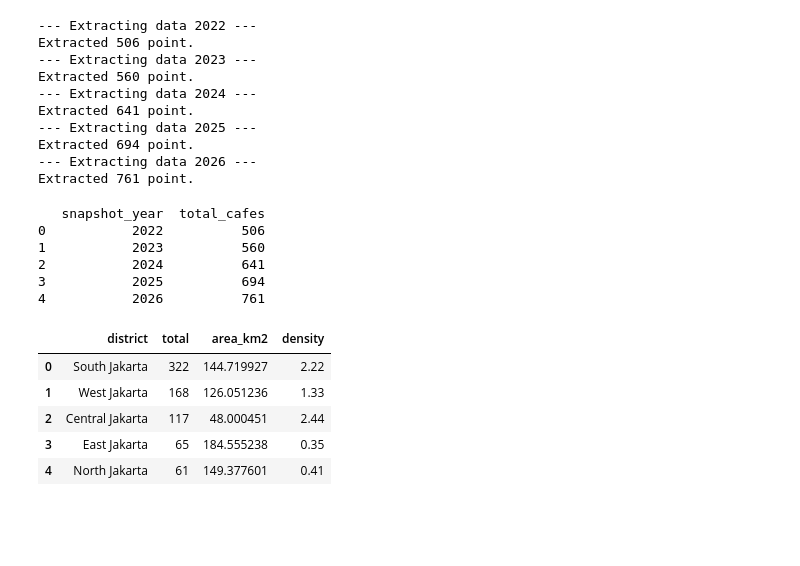
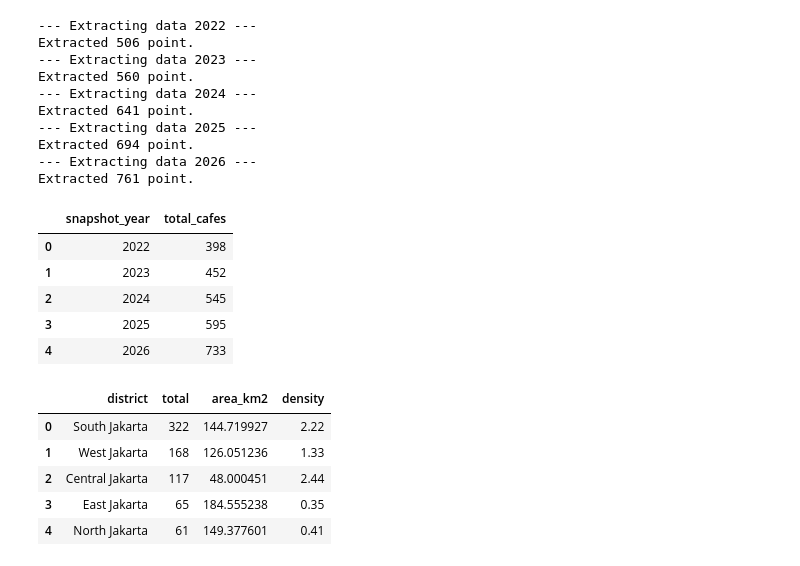
Before and after one commit to aisyahnasywa/jakarta-cafe-dashboard, a Jupyter notebook: jakarta-cafe-distribution.ipynb, the cells around one changed output. Drawn from its saved outputs; the diff is of its cells as text; code cells hidden in the pictures; blank space fills up the shorter version.

```diff
--- a/jakarta-cafe-distribution.ipynb
+++ b/jakarta-cafe-distribution.ipynb
@@ -106,18 +103,25 @@ Extracted 641 point.
 Extracted 694 point.
 --- Extracting data 2026 ---
 Extracted 761 point.
-# %%
-# count anual growth
-yearly_counts = df_jakarta_growth.groupby('snapshot_year').size().reset_index(name='total_cafes')
-
-print(yearly_counts)
-# %% [output]
-   snapshot_year  total_cafes
-0           2022          506
-1           2023          560
-2           2024          641
-3           2025          694
-4           2026          761
+# %%
+df_growth_final = df_jakarta_growth.dropna(subset=['name']).copy()
+
+if 'id' in df_growth_final.columns:
+    df_growth_final = df_growth_final.drop_duplicates(subset=['id'])
+else:
+    df_growth_final = df_growth_final.iloc[:-2]
+
+yearly_counts = df_growth_final.groupby('snapshot_year').size().reset_index(name='total_cafes')
+yearly_counts = yearly_counts.sort_values('snapshot_year')
+
+yearly_counts
+# %% [output]
+|  | snapshot_year | total_cafes |
+| 0 | 2022 | 398 |
+| 1 | 2023 | 452 |
+| 2 | 2024 | 545 |
+| 3 | 2025 | 595 |
+| 4 | 2026 | 733 |
 # %%
 #make summary
 summary = df_clean.groupby('district')['name'].count().reset_index()
```
Also changed, not shown: parts of 3 cells of this notebook, 1 other file.
